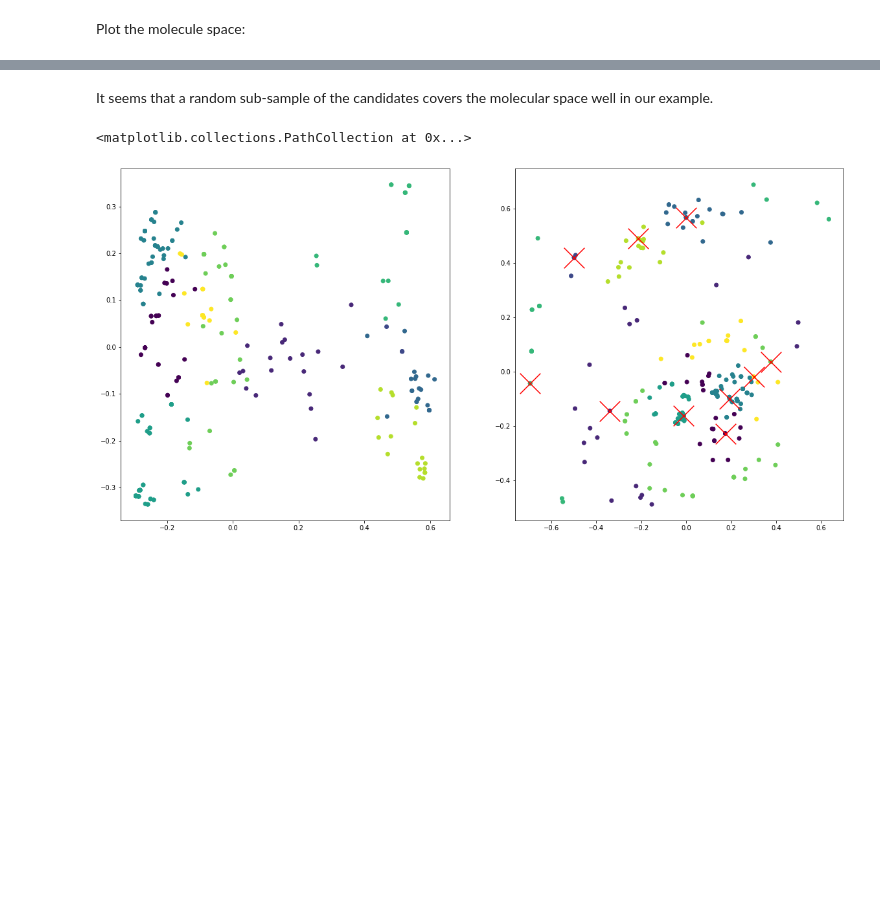
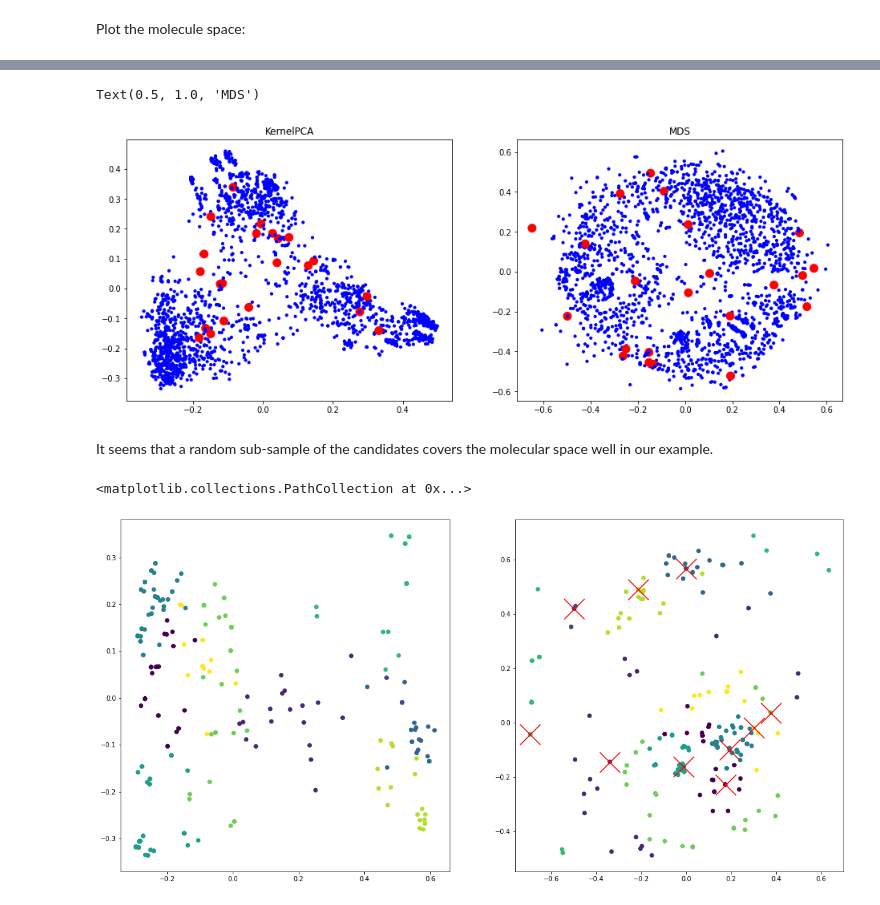
Before and after one commit to aalto-ics-kepaco/msms_rt_ssvm, a Jupyter notebook: candidate_set_reduction.ipynb, the cells around one changed output, grey strips where cells are left out. Saved outputs shown, nothing was run; the diff lists cells and outputs as text; code cells hidden in the pictures; blank space fills up the shorter version.

```diff
--- a/candidate_set_reduction.ipynb
+++ b/candidate_set_reduction.ipynb
@@ -63,3 +77,23 @@ Text(0.5, 1.0, 'MDS')
+# %%
+color = []
+sizes = []
+for i in ids:
+    if i in ids_cent:
+        color.append("red")
+        sizes.append(100)
+    else:
+        color.append("blue")
+        sizes.append(10)
+
+fig, axrr = plt.subplots(1, 2, figsize=(16, 6))
+axrr[0].scatter(Z_pca[:, 0], Z_pca[:, 1], c=color, s=sizes)
+axrr[0].set_title("KernelPCA")
+
+axrr[1].scatter(Z_mds[:, 0], Z_mds[:, 1], c=color, s=sizes)
+axrr[1].set_title("MDS")
+# %% [output]
+Text(0.5, 1.0, 'MDS')
+[figure, added]
 # %% [markdown]
 It seems that a random sub-sample of the candidates covers the molecular space well in our example.
 # %%
```
Also changed, not shown: parts of 5 cells of this notebook, 1 other file.
